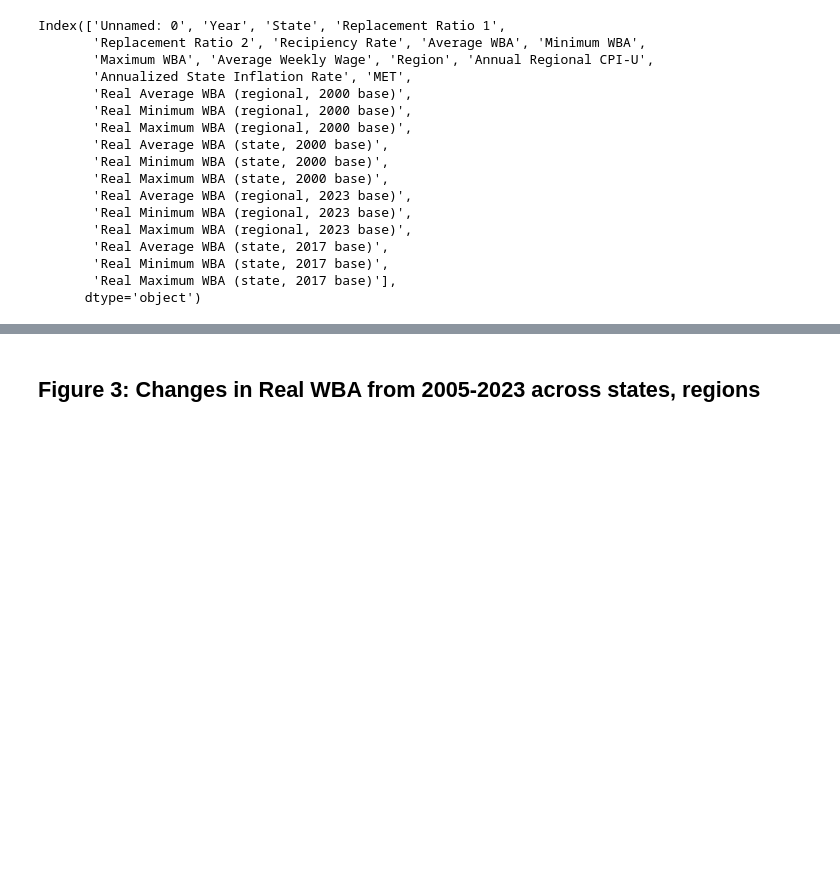
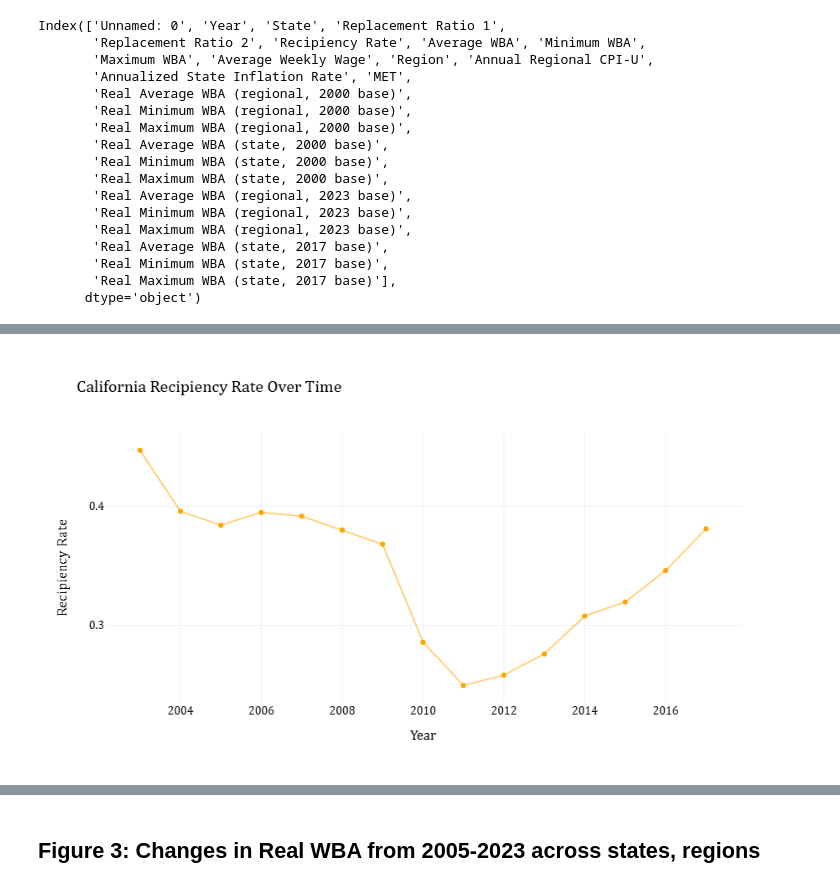
Before and after one commit to kguo12/UI-Inflation, a Jupyter notebook: UI Inflation Figures.ipynb, the cells around one changed output, grey strips where cells are left out. Saved outputs shown, nothing was run; the diff lists cells and outputs as text; code cells hidden in the pictures; blank space fills up the shorter version.

```diff
--- a/UI Inflation Figures.ipynb
+++ b/UI Inflation Figures.ipynb
@@ -202,0 +300,44 @@ Index(['Unnamed: 0', 'Year', 'State', 'Replacement Ratio 1',
+# %%
+ca_state = master_trim[(master_trim['State'] == "CA") & (master_trim['Year'] <= 2017)]
+# %%
+pio.templates.default = 'plotly_white'
+
+fig1 = px.line(
+             x = ca_state['Year'],
+             y = ca_state['Recipiency Rate']
+              )
+fig1.update_traces(line=dict(color = 'rgba(255, 165, 0,0.5)'))
+
+fig2 = px.scatter(
+                x = ca_state['Year'],
+                y = ca_state['Recipiency Rate'],
+                color_discrete_sequence=['rgba(255, 165, 0,1)'])
+
+fig1 = go.Figure(data=fig1.data + fig2.data )
+fig1.update_layout(title_text="California Recipiency Rate Over Time",
+                   xaxis_title="Year", yaxis_title="Recipiency Rate",
+                   height =500,
+                   font=dict(
+                        family="Cambria",
+                        size=14,
+                        color="black",
+                    ),
+                   xaxis=dict(
+                        tickmode='linear',
+                        tick0=2000,
+                        dtick=2
+                    ),
+                   yaxis=dict(
+                        tick0=0,
+                        dtick=0.1
+                    ),
+                   legend=dict(
+                        orientation="v",
+                        x=1.1,
+                        xanchor="center",
+                        y=0.8
+                    )
+                  )
+fig1.show()
+# %% [output]
+[figure, added]
```
Also changed, not shown: parts of 31 cells of this notebook, 6 other files.
